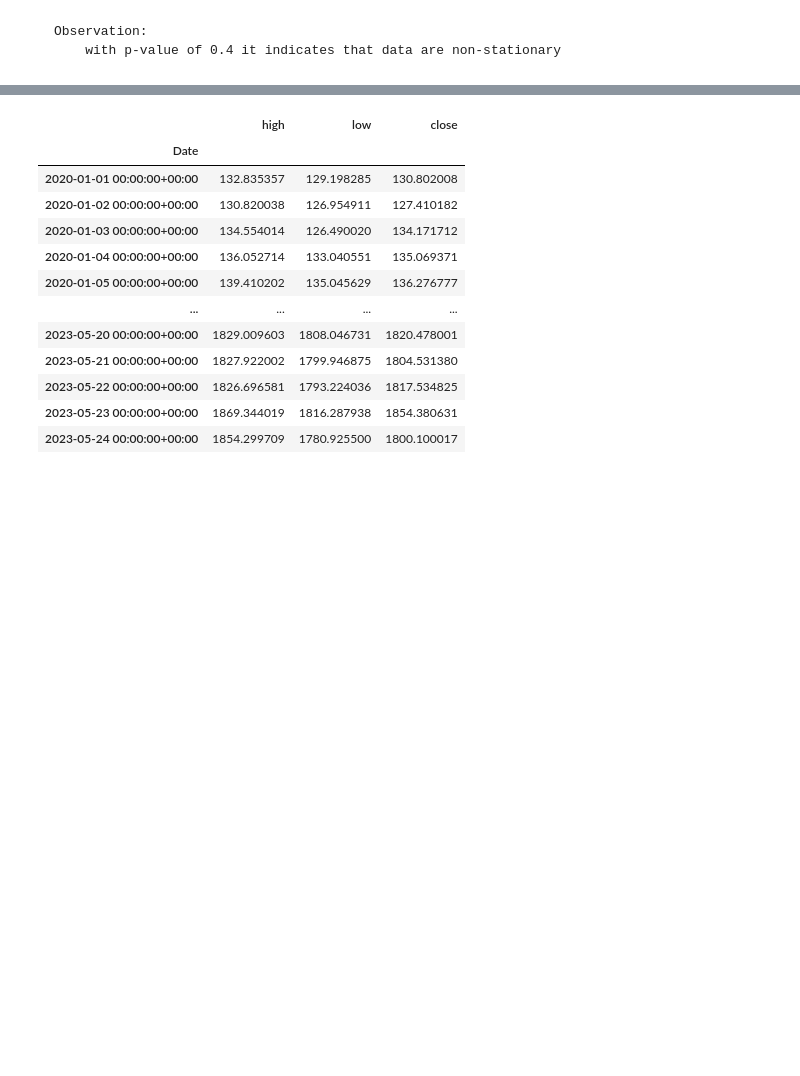
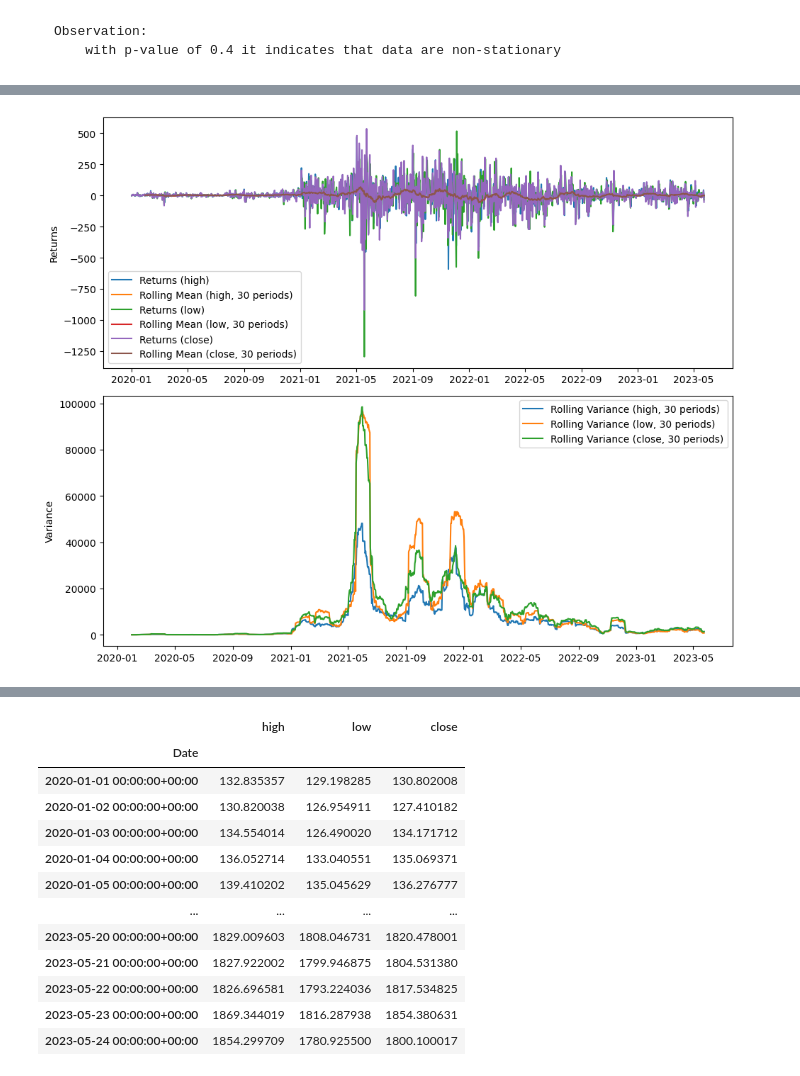
Before and after one commit to SashaFlores/CryptoShield, a Jupyter notebook: eth.ipynb, the cells around one changed output, grey strips where cells are left out. Saved outputs shown, nothing was run; the diff lists cells and outputs as text; code cells hidden in the pictures; blank space fills up the shorter version.

Commit message:
volatility

```diff
--- a/eth.ipynb
+++ b/eth.ipynb
@@ -232,0 +193,7 @@ high_stationary.plot(title='HIGH PRICES',figsize=(10, 5))
+# %%
+# preprocess data to eliminate unnecessary columns
+volatility_df = eth.copy()
+columns_to_drop = ['open', 'volume', 'marketCap']
+volatility_df.drop(columns_to_drop, axis=1, inplace=True)
+
+volatility_df
@@ -232,0 +215,4 @@ high_stationary.plot(title='HIGH PRICES',figsize=(10, 5))
+# %%
+# convert non stationary columns to stationary
+returns = volatility_df[['high', 'low', 'close']].diff().dropna()
+returns
@@ -232,0 +254,26 @@ high_stationary.plot(title='HIGH PRICES',figsize=(10, 5))
+# %%
+window_size = 30
+
+# Calculate rolling mean and variance for each column
+rolling_mean = returns.rolling(window=window_size).mean()
+rolling_variance = returns.rolling(window=window_size).var()
+
+# Plot the mean and variance over time for each column
+fig, ax = plt.subplots(2, 1, figsize=(10, 8))
+
+for column in returns.columns:
+    ax[0].plot(returns.index, returns[column], label=f'Returns ({column})')
+    ax[0].plot(returns.index, rolling_mean[column], label=f'Rolling Mean ({column}, {window_size} periods)')
+
+    ax[1].plot(returns.index, rolling_variance[column], label=f'Rolling Variance ({column}, {window_size} periods)')
+
+ax[0].set_ylabel('Returns')
+ax[0].legend()
+
+ax[1].set_ylabel('Variance')
+ax[1].legend()
+
+plt.tight_layout()
+plt.show()
+# %% [output]
+[figure, added]
```
Also changed, not shown: parts of 53 cells of this notebook, 6 other files.
